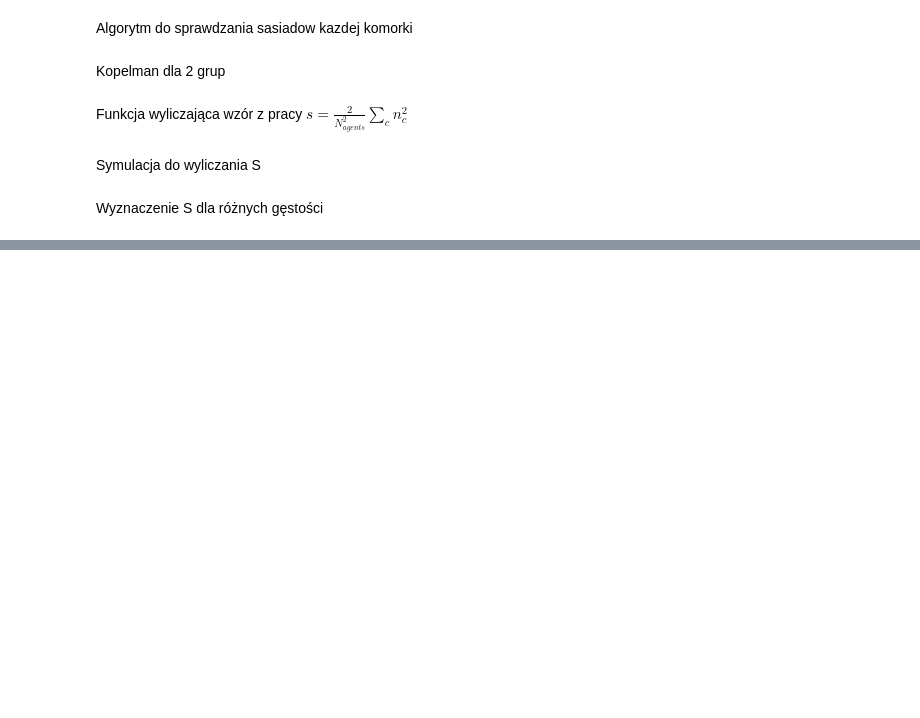
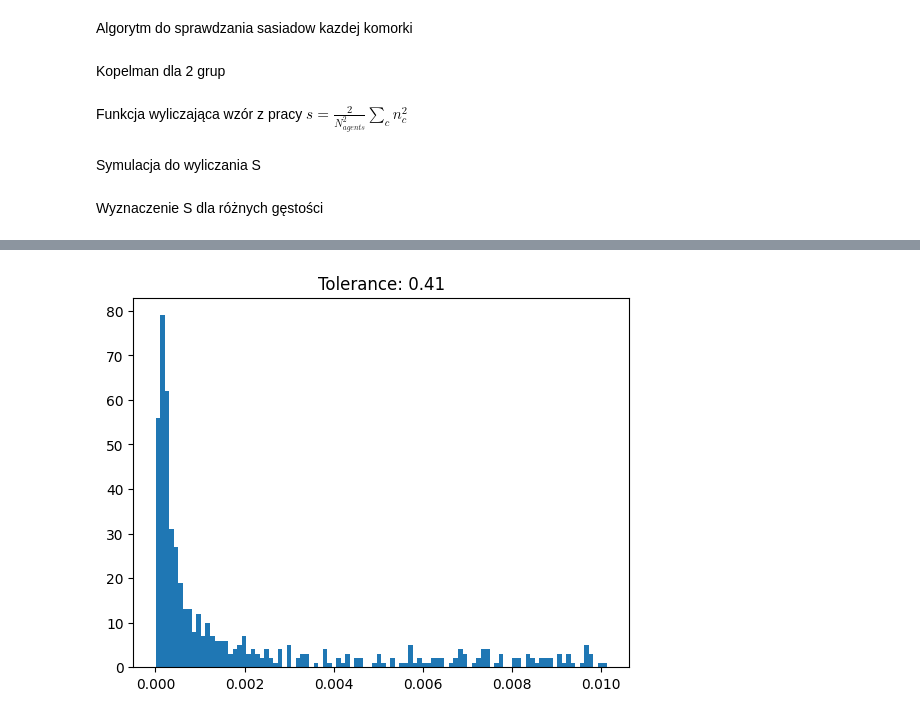
Before and after one commit to Tuliuszen/LabSpec, a Jupyter notebook: Szcz_Lys_Schelling.ipynb, the cells around one changed output, grey strips where cells are left out. Saved outputs shown, nothing was run; the diff lists cells and outputs as text; code cells hidden in the pictures; blank space fills up the shorter version.

```diff
--- a/Szcz_Lys_Schelling.ipynb
+++ b/Szcz_Lys_Schelling.ipynb
@@ -444,0 +484,6 @@ Wyznaczenie S dla różnych gęstości
+# %%
+plt.hist(np.divide(hlsum, sum(hlsum)), label="tol 0.41", bins=100)
+plt.title(f'Tolerance: 0.41')
+plt.show()
+# %% [output]
+[figure, added]
```
Also changed, not shown: parts of 20 cells of this notebook.
